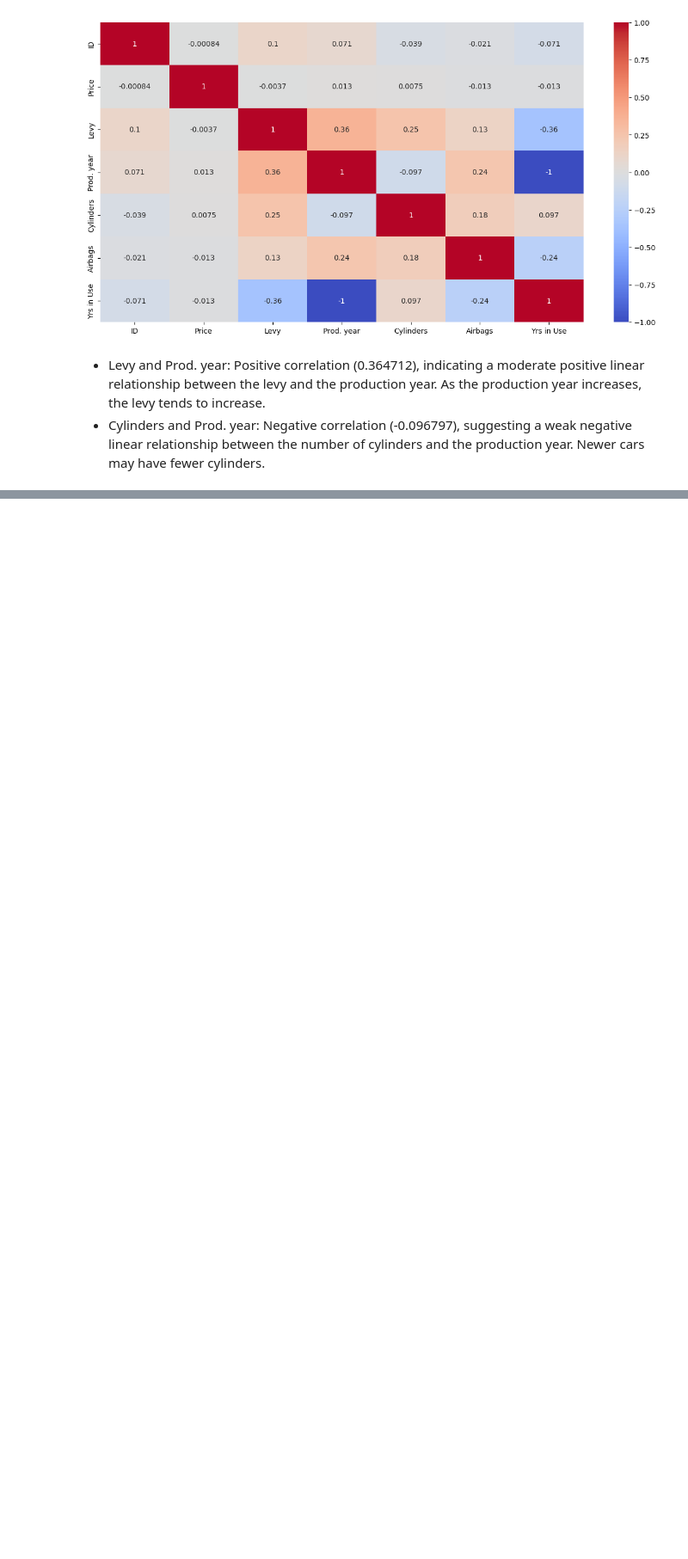
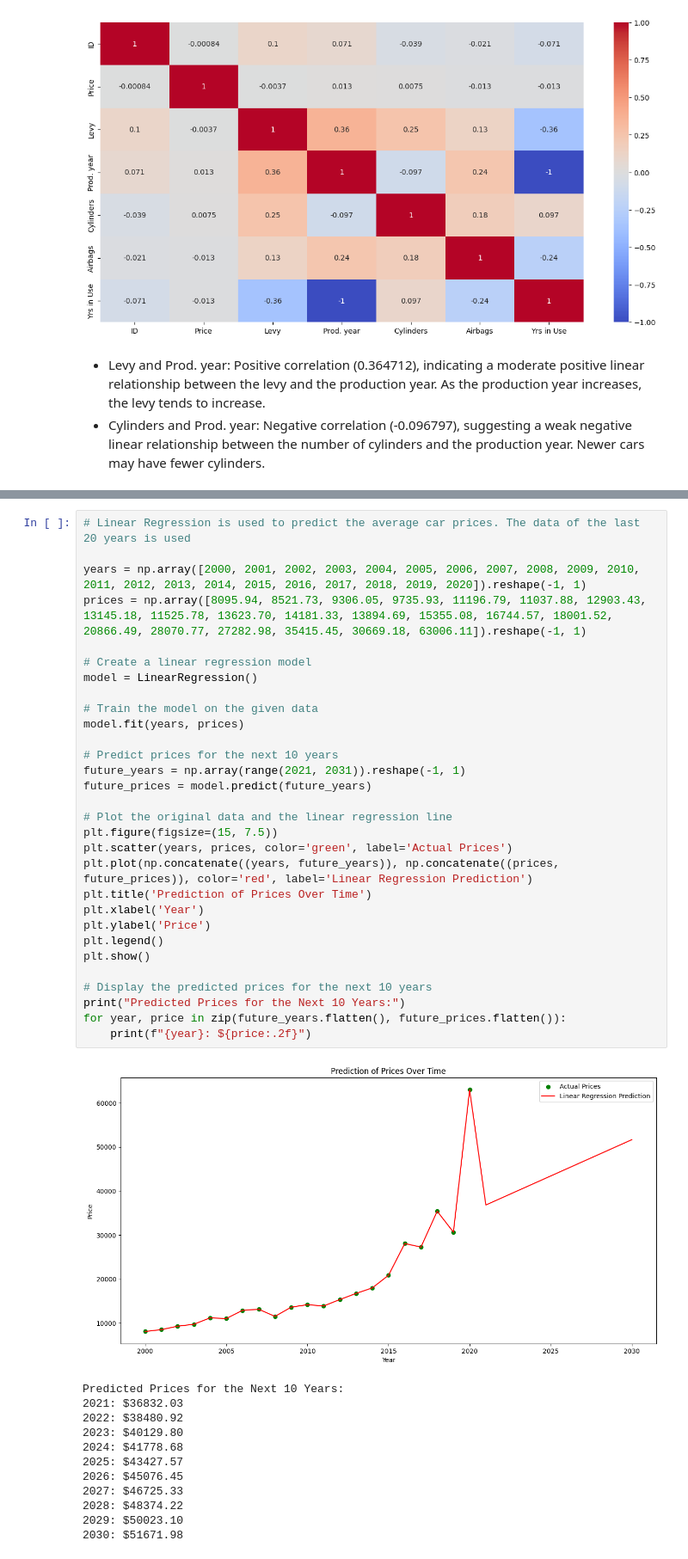
Before and after one commit to Utkarsh11-git/EDA_Car_Price_Python-, a Jupyter notebook: EDA_Car_Price.ipynb, the cells around one changed output, grey strips where cells are left out. Shown at 86% size. Drawn from its saved outputs; the diff is of its cells as text; blank space fills up the shorter version.

```diff
--- a/EDA_Car_Price.ipynb
+++ b/EDA_Car_Price.ipynb
@@ -387,0 +391,43 @@ c_relation
+# %%
+# Linear Regression is used to predict the average car prices. The data of the last 20 years is used
+
+years = np.array([2000, 2001, 2002, 2003, 2004, 2005, 2006, 2007, 2008, 2009, 2010, 2011, 2012, 2013, 2014, 2015, 2016, 2017, 2018, 2019, 2020]).reshape(-1, 1)
+prices = np.array([8095.94, 8521.73, 9306.05, 9735.93, 11196.79, 11037.88, 12903.43, 13145.18, 11525.78, 13623.70, 14181.33, 13894.69, 15355.08, 16744.57, 18001.52, 20866.49, 28070.77, 27282.98, 35415.45, 30669.18, 63006.11]).reshape(-1, 1)
+
+# Create a linear regression model
+model = LinearRegression()
+
+# Train the model on the given data
+model.fit(years, prices)
+
+# Predict prices for the next 10 years
+future_years = np.array(range(2021, 2031)).reshape(-1, 1)
+future_prices = model.predict(future_years)
+
+# Plot the original data and the linear regression line
+plt.figure(figsize=(15, 7.5))
+plt.scatter(years, prices, color='green', label='Actual Prices')
+plt.plot(np.concatenate((years, future_years)), np.concatenate((prices, future_prices)), color='red', label='Linear Regression Prediction')
+plt.title('Prediction of Prices Over Time')
+plt.xlabel('Year')
+plt.ylabel('Price')
+plt.legend()
+plt.show()
+
+# Display the predicted prices for the next 10 years
+print("Predicted Prices for the Next 10 Years:")
+for year, price in zip(future_years.flatten(), future_prices.flatten()):
+    print(f"{year}: ${price:.2f}")
+# %% [output]
+[figure, added]
+Predicted Prices for the Next 10 Years:
+2021: $36832.03
+2022: $38480.92
+2023: $40129.80
+2024: $41778.68
+2025: $43427.57
+2026: $45076.45
+2027: $46725.33
+2028: $48374.22
+2029: $50023.10
+2030: $51671.98
```
Also changed, not shown: parts of 3 cells of this notebook.
